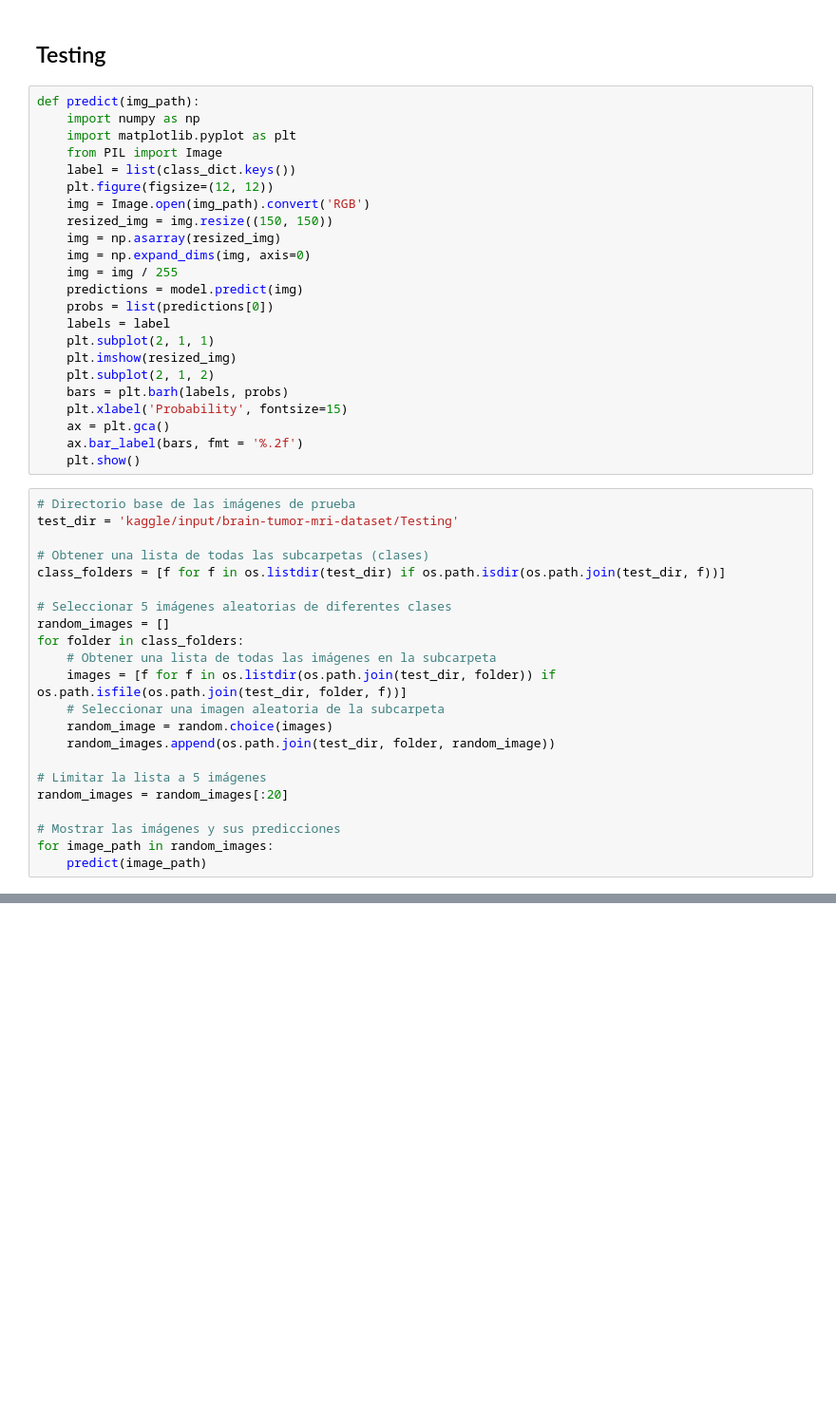
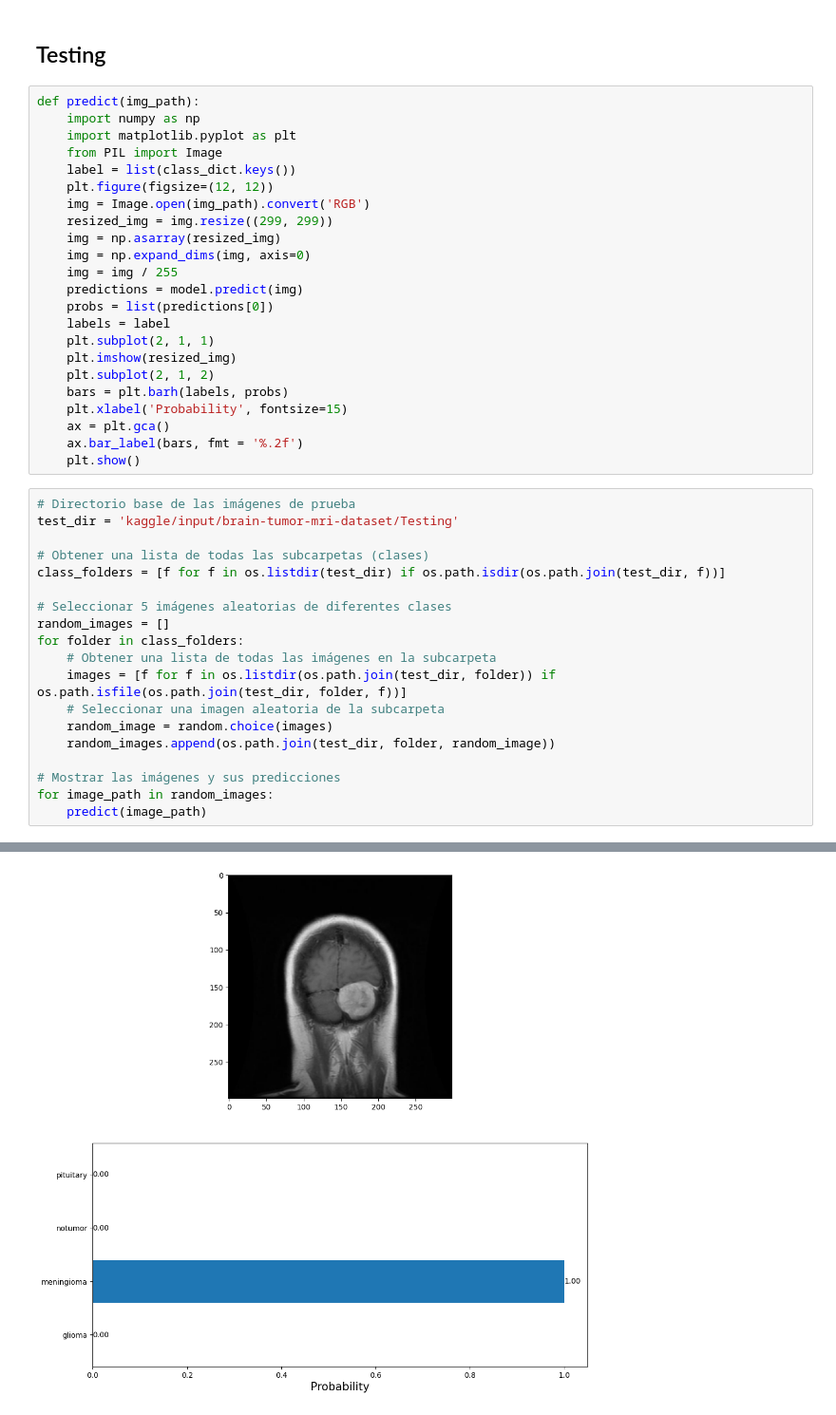
Before and after one commit to franjavi-upct-es/proyectos_personales, a Jupyter notebook: Brain_Tumor_MRI/Brain_Tumor_MRI.ipynb, the cells around one changed output, grey strips where cells are left out. Shown at 95% size. Saved outputs shown, nothing was run; the diff lists cells and outputs as text; blank space fills up the shorter version.

```diff
--- a/Brain_Tumor_MRI/Brain_Tumor_MRI.ipynb
+++ b/Brain_Tumor_MRI/Brain_Tumor_MRI.ipynb
@@ -429,7 +431,7 @@ def predict(img_path):
     label = list(class_dict.keys())
     plt.figure(figsize=(12, 12))
     img = Image.open(img_path).convert('RGB')
-    resized_img = img.resize((150, 150))
+    resized_img = img.resize((299, 299))
     img = np.asarray(resized_img)
     img = np.expand_dims(img, axis=0)
     img = img / 255
@@ -460,9 +462,6 @@ for folder in class_folders:
     random_image = random.choice(images)
     random_images.append(os.path.join(test_dir, folder, random_image))
 
-# Limitar la lista a 5 imágenes
-random_images = random_images[:20]
-
 # Mostrar las imágenes y sus predicciones
 for image_path in random_images:
     predict(image_path)
@@ -473,0 +470 @@ Input 0 of layer "xception" is incompatible with the layer: expected shape=(None
+[figure, added]
```
Also changed, not shown: parts of 7 cells of this notebook.
